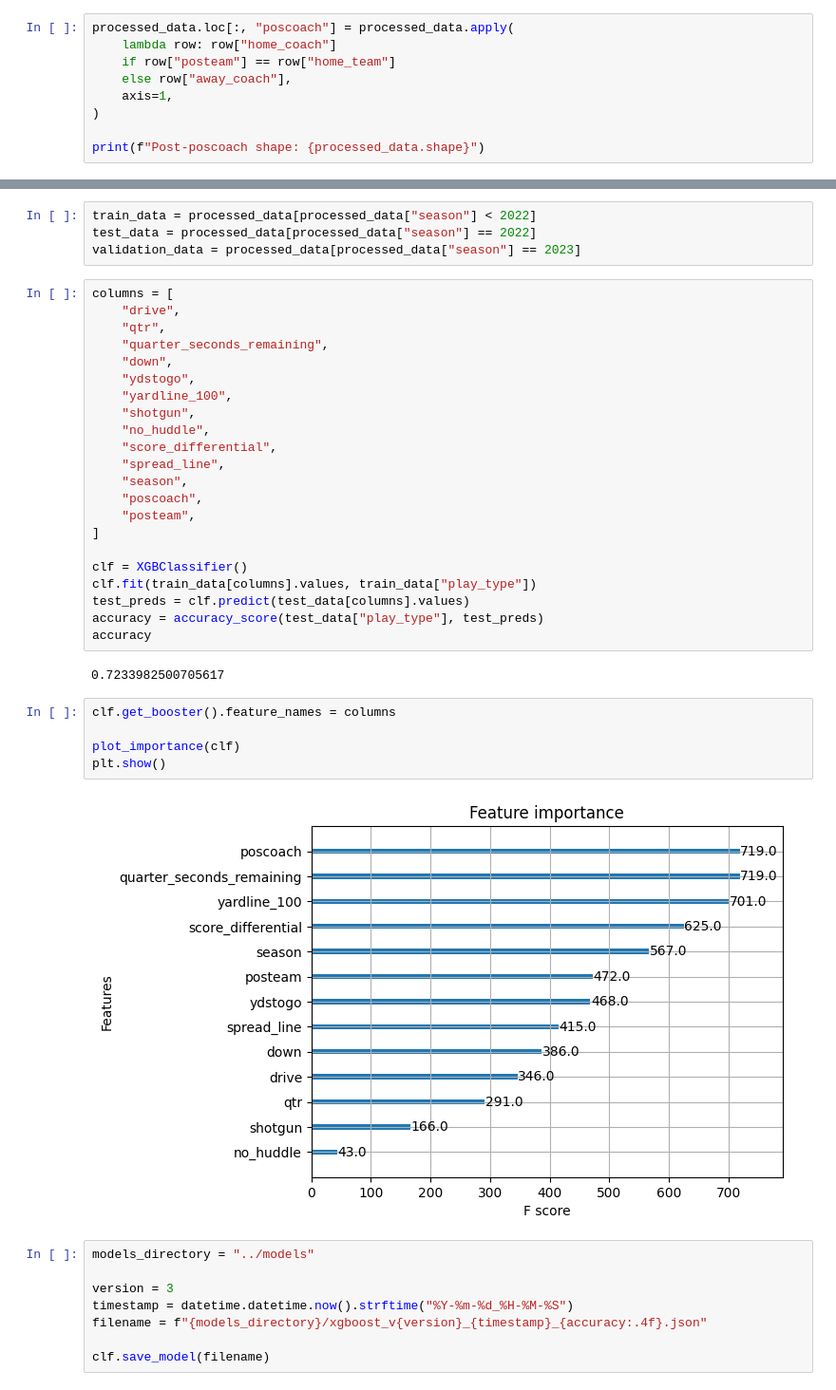
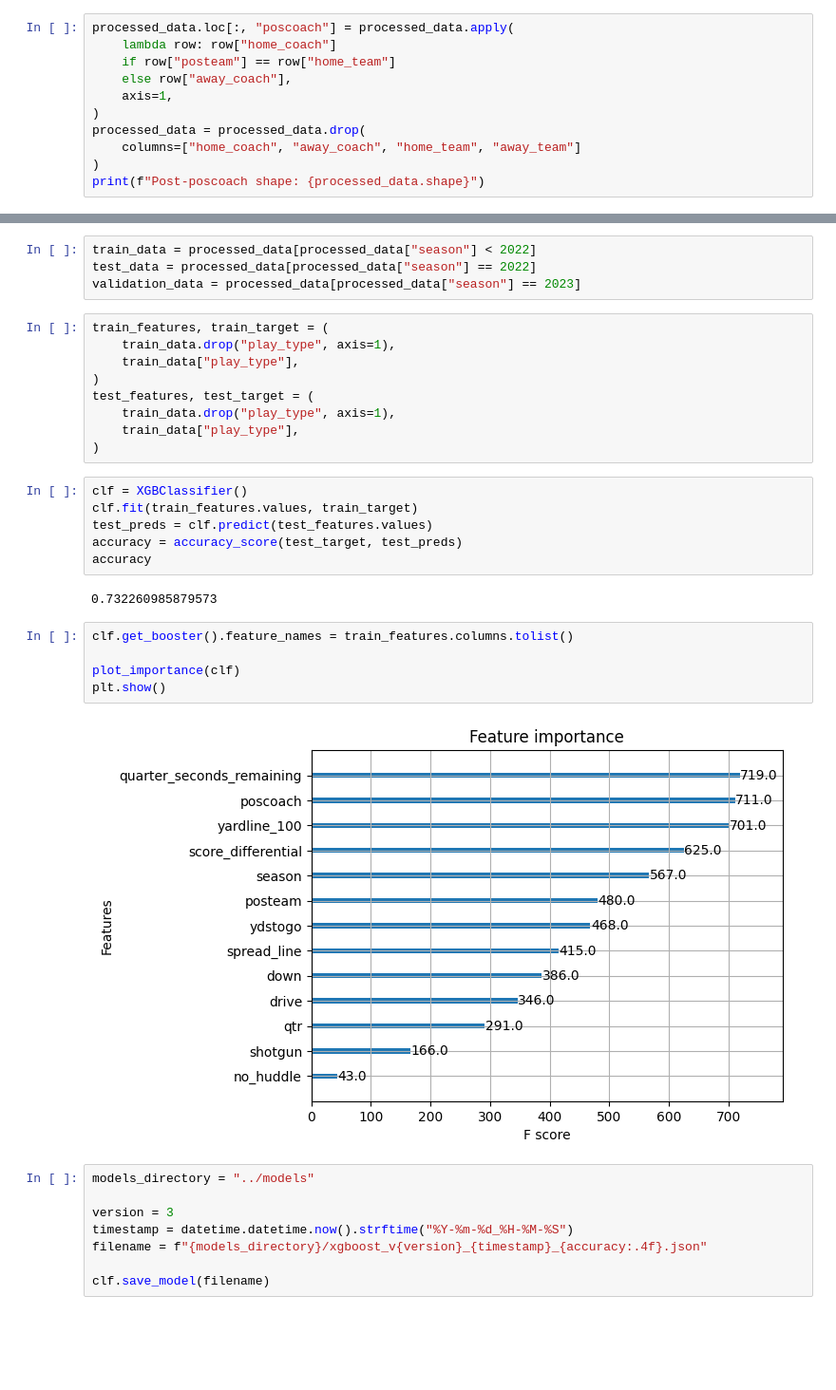
Before and after one commit to hansmissenheim/play-prediction, a Jupyter notebook: notebooks/xgb.ipynb, the cells around one changed output, grey strips where cells are left out. Shown: that part at 95% size. Saved outputs shown, nothing was run; the diff lists cells and outputs as text; blank space fills up the shorter version.

Commit message:
Move column filtering to before data processing

```diff
--- a/notebooks/xgb.ipynb
+++ b/notebooks/xgb.ipynb
@@ -26,6 +71,8 @@ processed_data.loc[:, "poscoach"] = processed_data.apply(
     else row["away_coach"],
     axis=1,
 )
-
+processed_data = processed_data.drop(
+    columns=["home_coach", "away_coach", "home_team", "away_team"]
+)
 print(f"Post-poscoach shape: {processed_data.shape}")
 # %% [output]
@@ -37,37 +84,30 @@ for column in ("posteam", "poscoach", "play_type"):
 train_data = processed_data[processed_data["season"] < 2022]
 test_data = processed_data[processed_data["season"] == 2022]
 validation_data = processed_data[processed_data["season"] == 2023]
+# %%
+train_features, train_target = (
+    train_data.drop("play_type", axis=1),
+    train_data["play_type"],
+)
+test_features, test_target = (
+    train_data.drop("play_type", axis=1),
+    train_data["play_type"],
+)
 # %%
-columns = [
-    "drive",
-    "qtr",
-    "quarter_seconds_remaining",
-    "down",
-    "ydstogo",
-    "yardline_100",
-    "shotgun",
-    "no_huddle",
-    "score_differential",
-    "spread_line",
-    "season",
-    "poscoach",
-    "posteam",
-]
-
 clf = XGBClassifier()
-clf.fit(train_data[columns].values, train_data["play_type"])
-test_preds = clf.predict(test_data[columns].values)
-accuracy = accuracy_score(test_data["play_type"], test_preds)
+clf.fit(train_features.values, train_target)
+test_preds = clf.predict(test_features.values)
+accuracy = accuracy_score(test_target, test_preds)
 accuracy
 # %% [output]
-0.7233982500705617
+0.732260985879573
 # %%
-clf.get_booster().feature_names = columns
+clf.get_booster().feature_names = train_features.columns.tolist()
 
 plot_importance(clf)
 plt.show()
 # %% [output]
-[figure, old version]
+[figure, new version]
 # %%
 models_directory = "../models"
 
```
Also changed, not shown: parts of 3 cells of this notebook.
